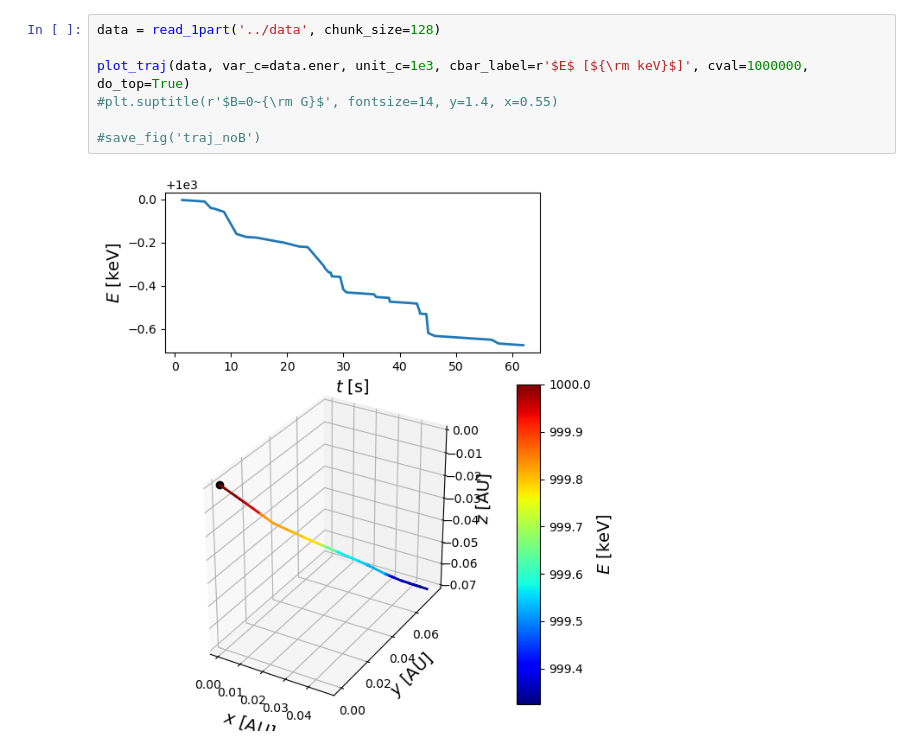
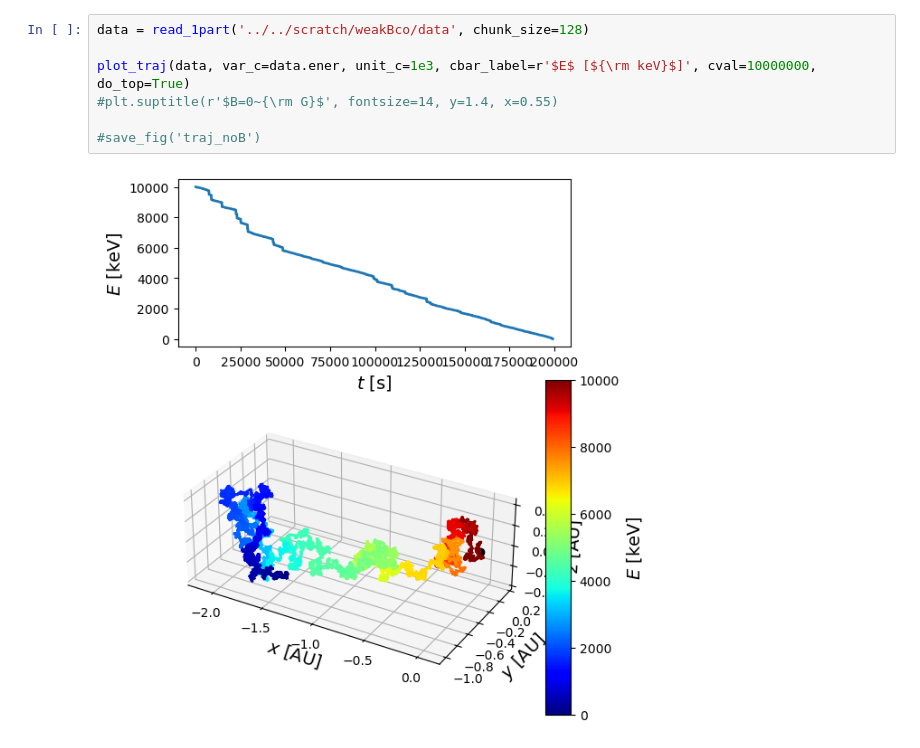
Before and after one commit to zandalman/thunderstorm, a Jupyter notebook: utils/pp.ipynb, the cells around one changed output. Drawn from its saved outputs; the diff is of its cells as text.

```diff
--- a/utils/pp.ipynb
+++ b/utils/pp.ipynb
@@ -197,9 +251,9 @@ Saved figure as 'ener_dis-062720241424.png'
 # %%
-data = read_1part('../data', chunk_size=128)
+data = read_1part('../../scratch/weakBco/data', chunk_size=128)
 
-plot_traj(data, var_c=data.ener, unit_c=1e3, cbar_label=r'$E$ [${\rm keV}$]', cval=1000000, do_top=True)
+plot_traj(data, var_c=data.ener, unit_c=1e3, cbar_label=r'$E$ [${\rm keV}$]', cval=10000000, do_top=True)
 #plt.suptitle(r'$B=0~{\rm G}$', fontsize=14, y=1.4, x=0.55)
 
 #save_fig('traj_noB')
 # %% [output]
-[figure, old version]
+[figure, new version]
```
Also changed, not shown: parts of 19 cells of this notebook, 12 other files.
